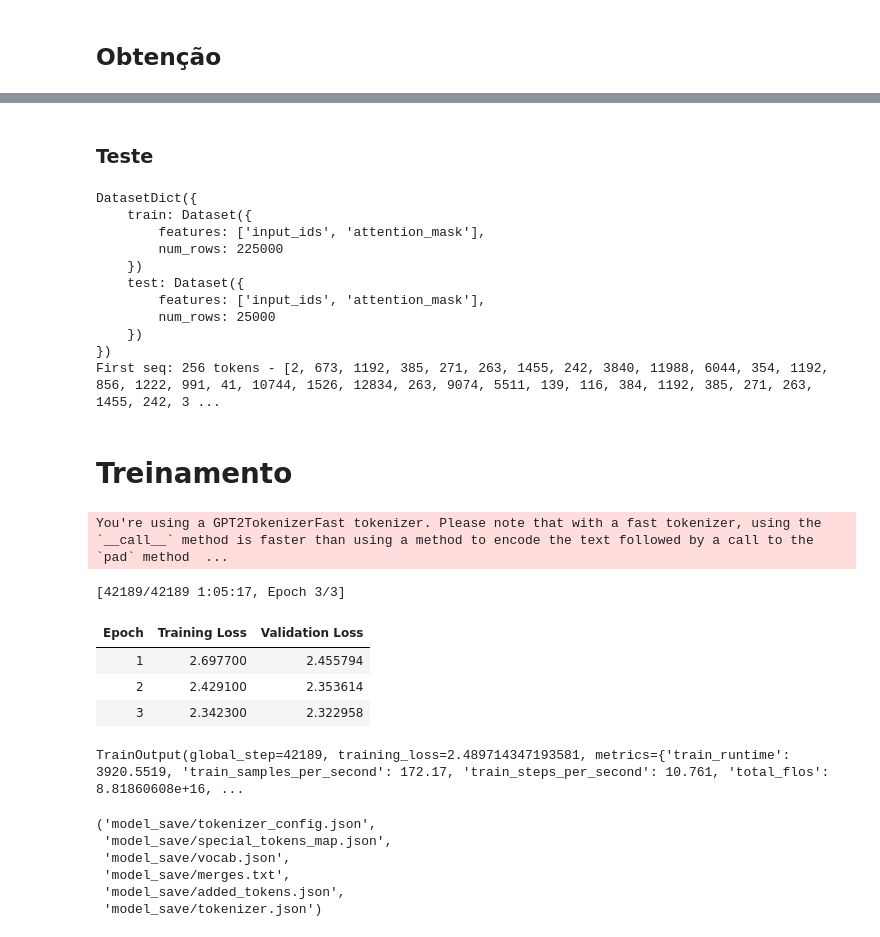
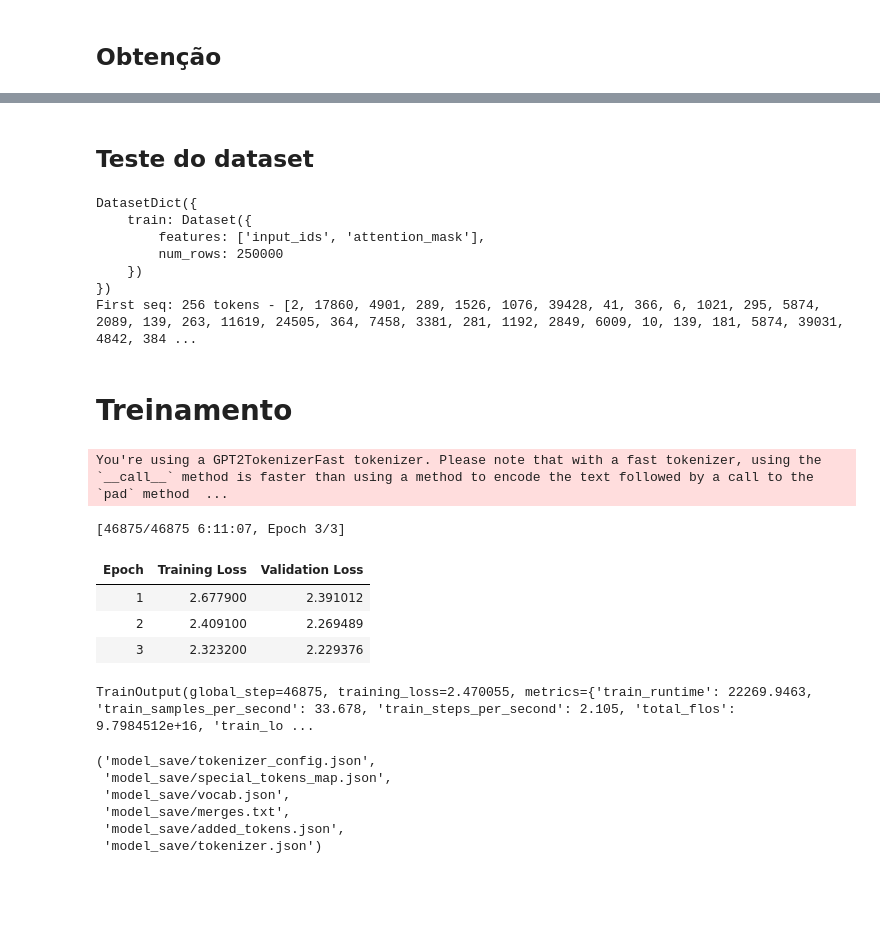
Before and after one commit to leonardo3108/IA368dd, a Jupyter notebook: exercicios/Aula_5/Aula_5_Treino_Modelo_de_Linguagem.ipynb, the cells around one changed output, grey strips where cells are left out. Saved outputs shown, nothing was run; the diff lists cells and outputs as text; code cells hidden in the pictures; blank space fills up the shorter version.

```diff
--- a/exercicios/Aula_5/Aula_5_Treino_Modelo_de_Linguagem.ipynb
+++ b/exercicios/Aula_5/Aula_5_Treino_Modelo_de_Linguagem.ipynb
@@ -172,5 +137,9 @@ DatasetDict({
 # %%
-tokenized_dataset = splitted_dataset.map(lambda x : tokenizer(x['text'], truncation=True, padding="max_length", max_length=max_seq_length),
-                                         batched=True,
-                                         num_proc=4,
-                                         remove_columns=['text'])
+tokenizer = AutoTokenizer.from_pretrained(model_name)
+model = AutoModelForCausalLM.from_pretrained(model_name)
+
+dataset = load_dataset("text", data_files='sample-1gb.txt')
+tokenized_dataset = dataset.map(lambda x : tokenizer(x['text'], truncation=True, padding="max_length", max_length=max_seq_length),
+                                batched=True,
+                                num_proc=4,
+                                remove_columns=['text'])
@@ -177,5 +149,5 @@ tokenized_dataset = splitted_dataset.map(lambda x : tokenizer(x['text'], truncat
 # %% [markdown]
-### Teste
+## Teste do dataset
 # %%
 print(tokenized_dataset)
 print(f"First seq: {len(tokenized_dataset['train']['input_ids'][0])} tokens - {tokenized_dataset['train']['input_ids'][0]}")
@@ -183,50 +155,45 @@ print(f"First seq: {len(tokenized_dataset['train']['input_ids'][0])} tokens - {t
 DatasetDict({
     train: Dataset({
         features: ['input_ids', 'attention_mask'],
-        num_rows: 225000
-    })
-    test: Dataset({
-        features: ['input_ids', 'attention_mask'],
-        num_rows: 25000
+        num_rows: 250000
     })
 })
-First seq: 256 tokens - [2, 673, 1192, 385, 271, 263, 1455, 242, 3840, 11988, 6044, 354, 1192, 856, 1222, 991, 41, 10744, 1526, 12834, 263, 9074, 5511, 139, 116, 384, 1192, 385, 271, 263, 1455, 242, 3 ...
+First seq: 256 tokens - [2, 17860, 4901, 289, 1526, 1076, 39428, 41, 366, 6, 1021, 295, 5874, 2089, 139, 263, 11619, 24505, 364, 7458, 3381, 281, 1192, 2849, 6009, 10, 139, 181, 5874, 39031, 4842, 384 ...
 # %% [markdown]
 # Treinamento
 # %%
-data_collator = DataCollatorForLanguageModeling(tokenizer=tokenizer, mlm=False)
-model = AutoModelForCausalLM.from_pretrained(model_name)
-
 training_args = TrainingArguments(
     output_dir = model_output_dir,
-    num_train_epochs = epochs,
+    num_train_epochs=epochs,
     per_device_train_batch_size = batch_size,
     per_device_eval_batch_size = batch_size,
-    evaluation_strategy = 'epoch',
-    save_strategy = 'epoch',
-    logging_strategy = 'epoch',
-    learning_rate = 2e-5,
-    weight_decay = 0.01,
+    evaluation_strategy='epoch',
+    save_strategy='epoch',
+    logging_strategy='epoch',
+    learning_rate=2e-5,
+    weight_decay=0.01,
     fp16=True
 )
+
+data_collator = DataCollatorForLanguageModeling(tokenizer=tokenizer, mlm=False)
 
 trainer = Trainer(
    model = model,
    args = training_args,
    train_dataset = tokenized_dataset['train'],
-   eval_dataset = tokenized_dataset['test'],
+   eval_dataset = tokenized_dataset['train'],
    data_collator = data_collator
 )
 
 trainer.train()
 # %% [output]
 You're using a GPT2TokenizerFast tokenizer. Please note that with a fast tokenizer, using the `__call__` method is faster than using a method to encode the text followed by a call to the `pad` method  ...
-[42189/42189 1:05:17, Epoch 3/3]
+[46875/46875 6:11:07, Epoch 3/3]
 | Epoch | Training Loss | Validation Loss |
-| 1 | 2.697700 | 2.455794 |
-| 2 | 2.429100 | 2.353614 |
-| 3 | 2.342300 | 2.322958 |
+| 1 | 2.677900 | 2.391012 |
+| 2 | 2.409100 | 2.269489 |
+| 3 | 2.323200 | 2.229376 |
-TrainOutput(global_step=42189, training_loss=2.489714347193581, metrics={'train_runtime': 3920.5519, 'train_samples_per_second': 172.17, 'train_steps_per_second': 10.761, 'total_flos': 8.81860608e+16, ...
+TrainOutput(global_step=46875, training_loss=2.470055, metrics={'train_runtime': 22269.9463, 'train_samples_per_second': 33.678, 'train_steps_per_second': 2.105, 'total_flos': 9.7984512e+16, 'train_lo ...
 # %%
 model.save_pretrained(model_save_dir)
 tokenizer.save_pretrained(model_save_dir)
```
Also changed, not shown: parts of 23 cells of this notebook.
